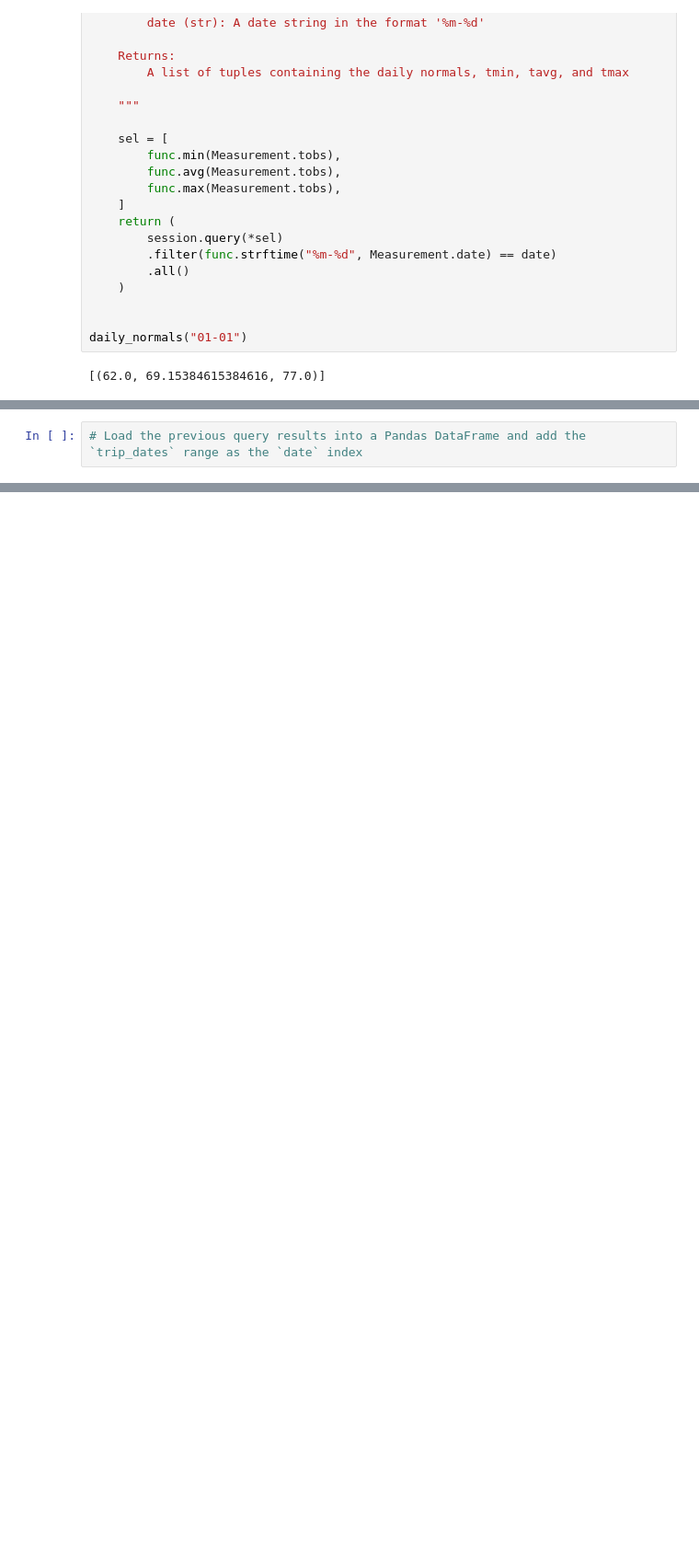
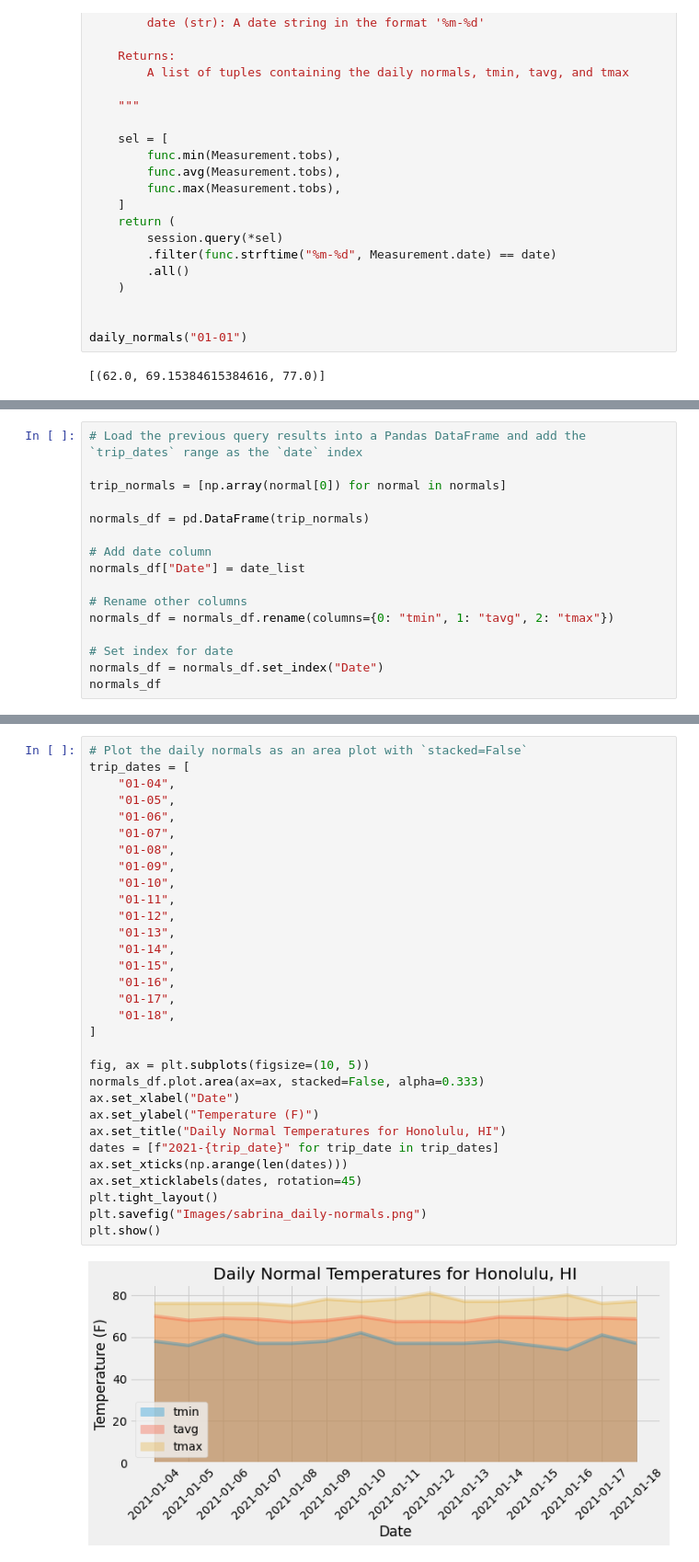
Before and after one commit to sabrinasaleh/sqlalchemy-challenge, a Jupyter notebook: climate_starter.ipynb, the cells around one changed output, grey strips where cells are left out. Shown at 92% size. Cells and saved outputs as stored; diff of their text form; blank space fills up the shorter version.

```diff
--- a/climate_starter.ipynb
+++ b/climate_starter.ipynb
@@ -310,2 +422,16 @@ daily_normals("01-01")
 # %%
 # Load the previous query results into a Pandas DataFrame and add the `trip_dates` range as the `date` index
+
+trip_normals = [np.array(normal[0]) for normal in normals]
+
+normals_df = pd.DataFrame(trip_normals)
+
+# Add date column
+normals_df["Date"] = date_list
+
+# Rename other columns
+normals_df = normals_df.rename(columns={0: "tmin", 1: "tavg", 2: "tmax"})
+
+# Set index for date
+normals_df = normals_df.set_index("Date")
+normals_df
@@ -313,0 +456,33 @@ daily_normals("01-01")
+# %%
+# Plot the daily normals as an area plot with `stacked=False`
+trip_dates = [
+    "01-04",
+    "01-05",
+    "01-06",
+    "01-07",
+    "01-08",
+    "01-09",
+    "01-10",
+    "01-11",
+    "01-12",
+    "01-13",
+    "01-14",
+    "01-15",
+    "01-16",
+    "01-17",
+    "01-18",
+]
+
+fig, ax = plt.subplots(figsize=(10, 5))
+normals_df.plot.area(ax=ax, stacked=False, alpha=0.333)
+ax.set_xlabel("Date")
+ax.set_ylabel("Temperature (F)")
+ax.set_title("Daily Normal Temperatures for Honolulu, HI")
+dates = [f"2021-{trip_date}" for trip_date in trip_dates]
+ax.set_xticks(np.arange(len(dates)))
+ax.set_xticklabels(dates, rotation=45)
+plt.tight_layout()
+plt.savefig("Images/sabrina_daily-normals.png")
+plt.show()
+# %% [output]
+[figure, added]
```
Also changed, not shown: parts of 15 cells of this notebook.
